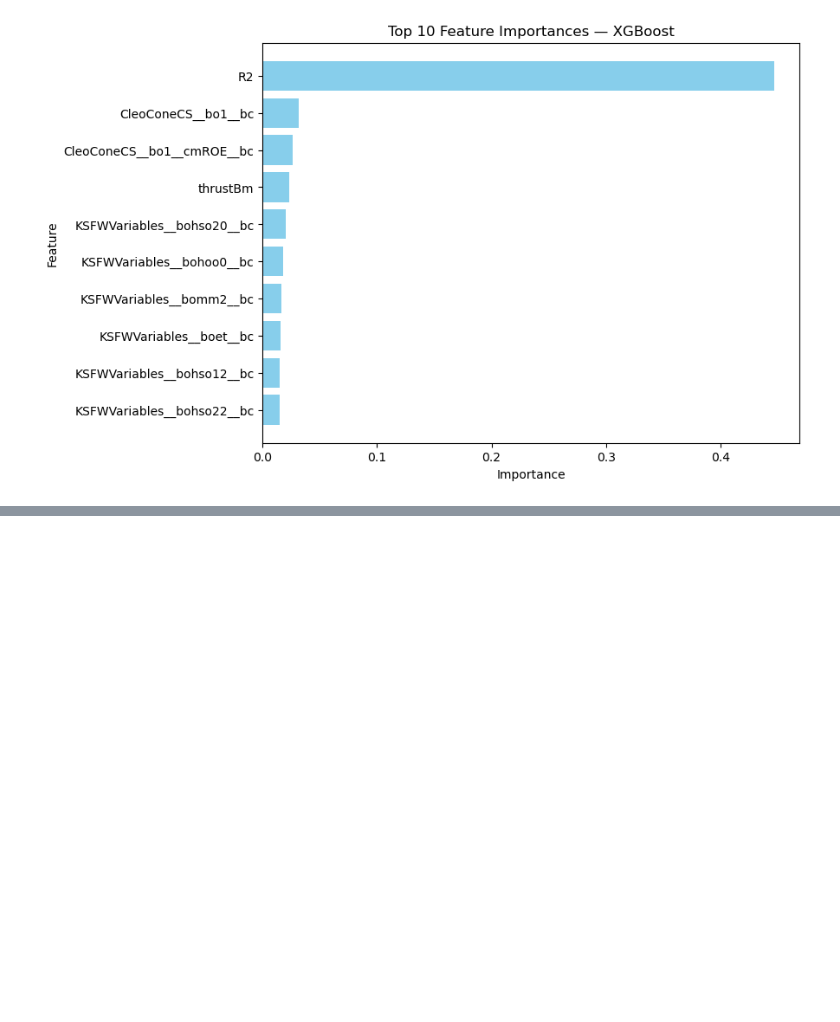
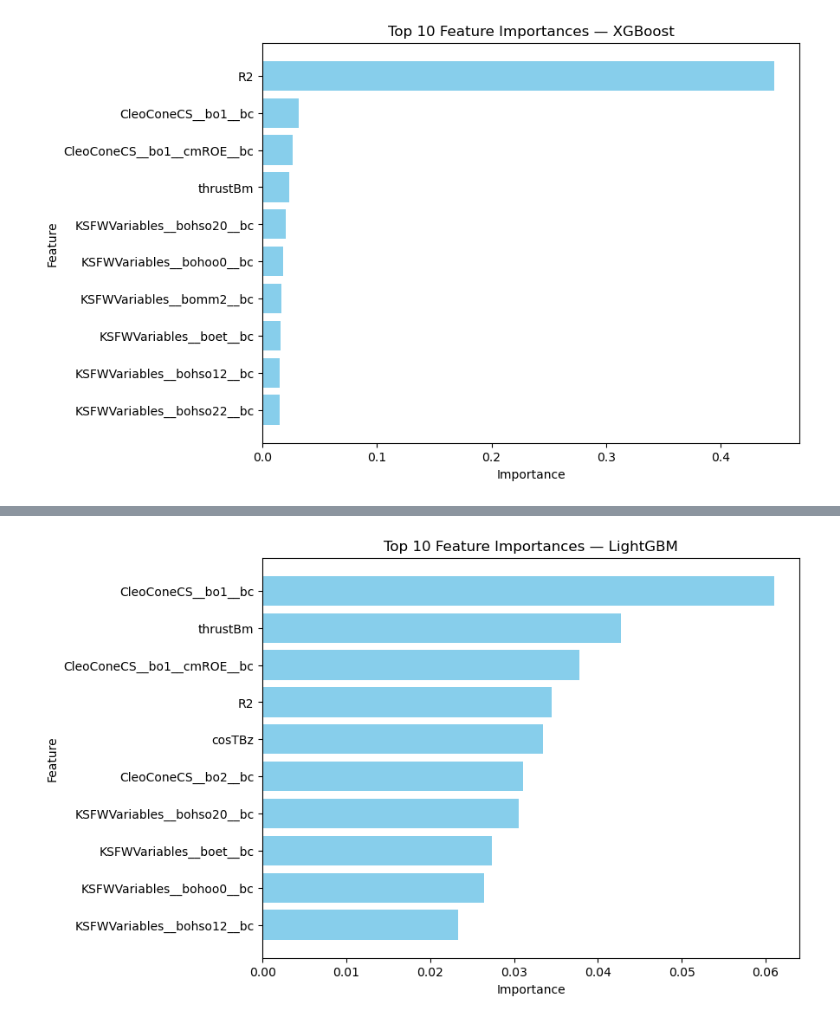
Before and after one commit to shrutreeee/IDC409_DS_Project, a Jupyter notebook: HEP_code.ipynb, the cells around one changed output, grey strips where cells are left out. Drawn from its saved outputs; the diff is of its cells as text; code cells hidden in the pictures; blank space fills up the shorter version.

```diff
--- a/HEP_code.ipynb
+++ b/HEP_code.ipynb
@@ -415,22 +432,18 @@ from xgboost import XGBClassifier
 from sklearn.metrics import accuracy_score, classification_report, confusion_matrix, roc_auc_score, roc_curve
 import matplotlib.pyplot as plt
 import pandas as pd
-
-# Initialize XGBoost
-xgb = XGBClassifier(
-    n_estimators=300,
-    random_state=42,
-    scale_pos_weight=len(Y_train[Y_train==0]) / len(Y_train[Y_train==1]), #imporve sensitivity to minority class
+#initializing model
+xgb = XGBClassifier(n_estimators=300,random_state=42,
+scale_pos_weight=len(Y_train[Y_train==0]) / len(Y_train[Y_train==1]), #imporve sensitivity to minority class
     eval_metric='logloss'
 )
-# Fit the model
+#fitting to training data
 xgb.fit(X_train, Y_train)
-
-# Predict
+#prediction
 Y_pred = xgb.predict(X_test)
 Y_proba = xgb.predict_proba(X_test)[:, 1]
 
-# Metrics
+#metrics
 acc = accuracy_score(Y_test, Y_pred)
 cm = confusion_matrix(Y_test, Y_pred)
 cr = classification_report(Y_test, Y_pred, digits=4)
@@ -453,7 +466,7 @@ plt.title('ROC Curve — XGBoost')
 plt.legend()
 plt.show()
 
-# Feature importance
+# feature importance
 feature_importance = pd.DataFrame({
     'Feature': X_train.columns,
     'Importance': xgb.feature_importances_
@@ -461,7 +474,7 @@ feature_importance = pd.DataFrame({
 
 print("Top 10 important features:\n", feature_importance.head(10))
 
-# Bar graph of top features
+
 plt.figure(figsize=(8,6))
 top_n = 10
 plt.barh(
@@ -505,0 +522,65 @@ Top 10 important features:
+# %%
+import pandas as pd
+import matplotlib.pyplot as plt
+from lightgbm import LGBMClassifier
+from sklearn.metrics import accuracy_score, classification_report, confusion_matrix, roc_auc_score, roc_curve
+
+# initialize the model
+lgbm = LGBMClassifier(
+    n_estimators=300,
+    random_state=42,
+    scale_pos_weight=len(Y_train[Y_train==0]) / len(Y_train[Y_train==1]),  # handle class imbalance
+)
+
+# fitting the model
+lgbm.fit(X_train, Y_train)
+
+# prediction
+Y_pred = lgbm.predict(X_test)
+Y_proba = lgbm.predict_proba(X_test)[:, 1]
+
+#metrics
+acc = accuracy_score(Y_test, Y_pred)
+cm = confusion_matrix(Y_test, Y_pred)
+cr = classification_report(Y_test, Y_pred, digits=4)
+auc = roc_auc_score(Y_test, Y_proba)
+
+print("=== LightGBM ===")
+print(f"Accuracy: {acc:.4f}")
+print(f"ROC AUC: {auc:.4f}")
+print("Confusion Matrix:\n", cm)
+print("Classification Report:\n", cr)
+
+# ROC curve
+fpr, tpr, thresholds = roc_curve(Y_test, Y_proba)
+plt.figure(figsize=(6,5))
+plt.plot(fpr, tpr, label=f'AUC = {auc:.4f}')
+plt.plot([0, 1], [0, 1], 'k--')
+plt.xlabel('False Positive Rate')
+plt.ylabel('True Positive Rate')
+plt.title('ROC Curve — LightGBM')
+plt.legend()
+plt.show()
+
+# feature importance
+feature_importance = pd.DataFrame({
+    'Feature': X_train.columns,
+    'Importance': lgbm.feature_importances_
+}).sort_values(by='Importance', ascending=False)
+feature_importance['Importance'] /= feature_importance['Importance'].sum()
+
+print("Top 10 important features:\n", feature_importance.head(10))
+
+
+plt.figure(figsize=(8,6))
+top_n = 10
+plt.barh(
+    feature_importance['Feature'].head(top_n)[::-1],
+    feature_importance['Importance'].head(top_n)[::-1],
+    color='skyblue'
+)
+plt.xlabel('Importance')
+plt.ylabel('Feature')
+plt.title(f'Top {top_n} Feature Importances — LightGBM')
+plt.show()
+# %% [output]
@@ -505,0 +617 @@ Top 10 important features:
+[figure, new version]
```
Also changed, not shown: parts of 44 cells of this notebook.
